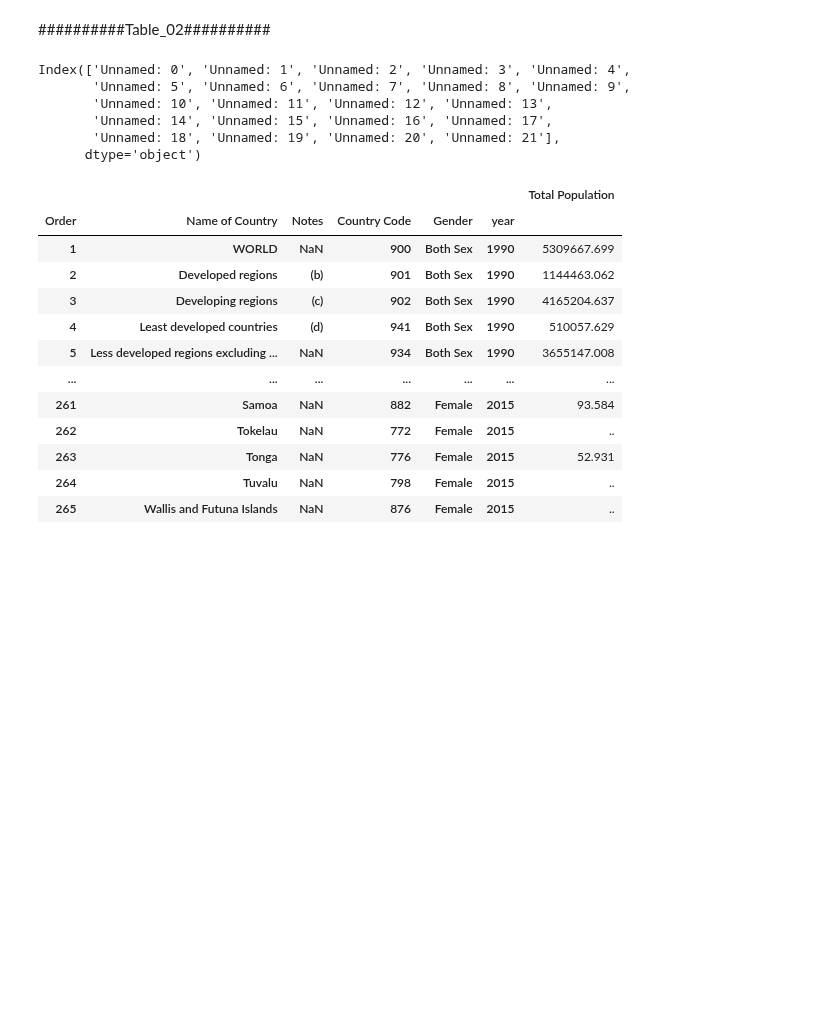
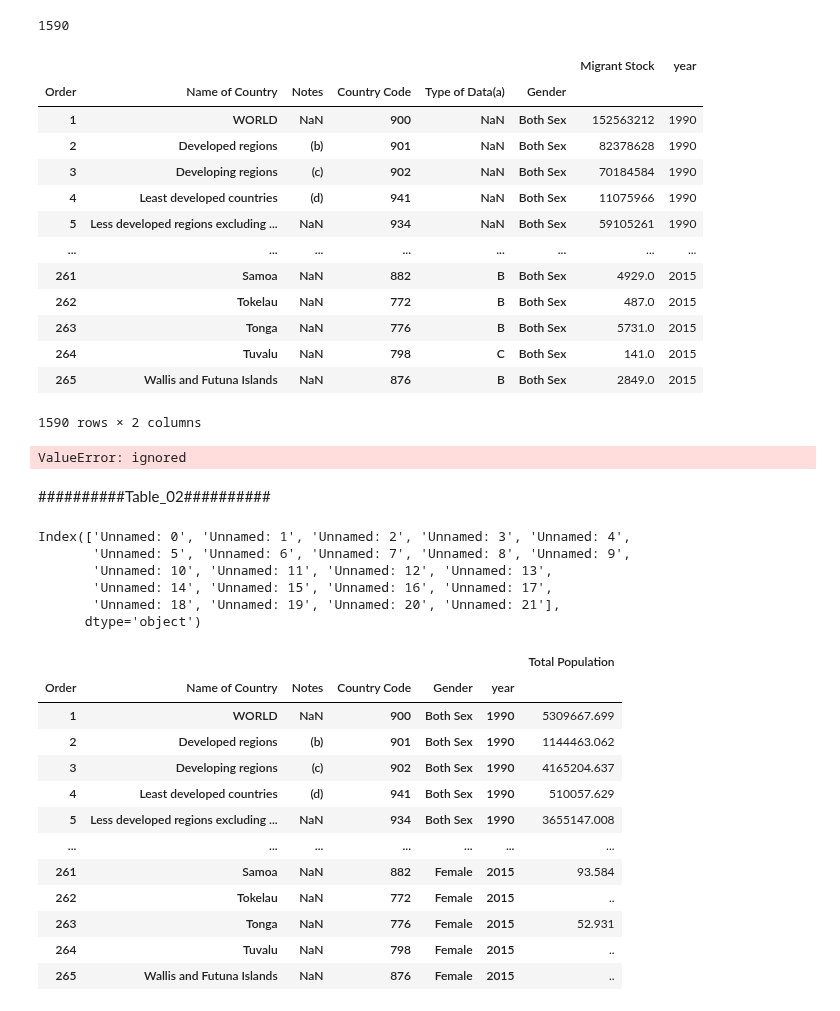
Before and after one commit to zhenwujason/inf1340-ZhenWuJason-Project, a Jupyter notebook: MID__Sub_YankeMo.ipynb, the cells around one changed output. Saved outputs shown, nothing was run; the diff lists cells and outputs as text; code cells hidden in the pictures; blank space fills up the shorter version.

```diff
--- a/MID__Sub_YankeMo.ipynb
+++ b/MID__Sub_YankeMo.ipynb
@@ -46,3 +61,29 @@ tidy_table_01
+# %%
+#Split the data in different table, start fromn row 1591
+split_point = 1590
+print(split_point)
+tidy_table_01_Both_sexes = tidy_table_01.iloc[:split_point]
+tidy_table_01_Both_sexes
+# %% [output]
+1590
+|  |  |  |  |  |  | Migrant Stock | year |
+| Order | Name of Country | Notes | Country Code | Type of Data(a) | Gender |  |  |
+| 1 | WORLD | NaN | 900 | NaN | Both Sex | 152563212 | 1990 |
+| 2 | Developed regions | (b) | 901 | NaN | Both Sex | 82378628 | 1990 |
+| 3 | Developing regions | (c) | 902 | NaN | Both Sex | 70184584 | 1990 |
+| 4 | Least developed countries | (d) | 941 | NaN | Both Sex | 11075966 | 1990 |
+| 5 | Less developed regions excluding ... | NaN | 934 | NaN | Both Sex | 59105261 | 1990 |
+| ... | ... | ... | ... | ... | ... | ... | ... |
+| 261 | Samoa | NaN | 882 | B | Both Sex | 4929.0 | 2015 |
+| 262 | Tokelau | NaN | 772 | B | Both Sex | 487.0 | 2015 |
+| 263 | Tonga | NaN | 776 | B | Both Sex | 5731.0 | 2015 |
+| 264 | Tuvalu | NaN | 798 | C | Both Sex | 141.0 | 2015 |
+| 265 | Wallis and Futuna Islands | NaN | 876 | B | Both Sex | 2849.0 | 2015 |
+1590 rows × 2 columns
+# %%
+tidy_table_01_Both_sexes.pivot_table(values='Migrant Stock', index=df.index, columns='year', aggfunc='first')
+# %% [output]
+ValueError: ignored
 # %% [markdown]
 ##########Table_02##########
 # %%
```
Also changed, not shown: parts of 1 cell of this notebook.
